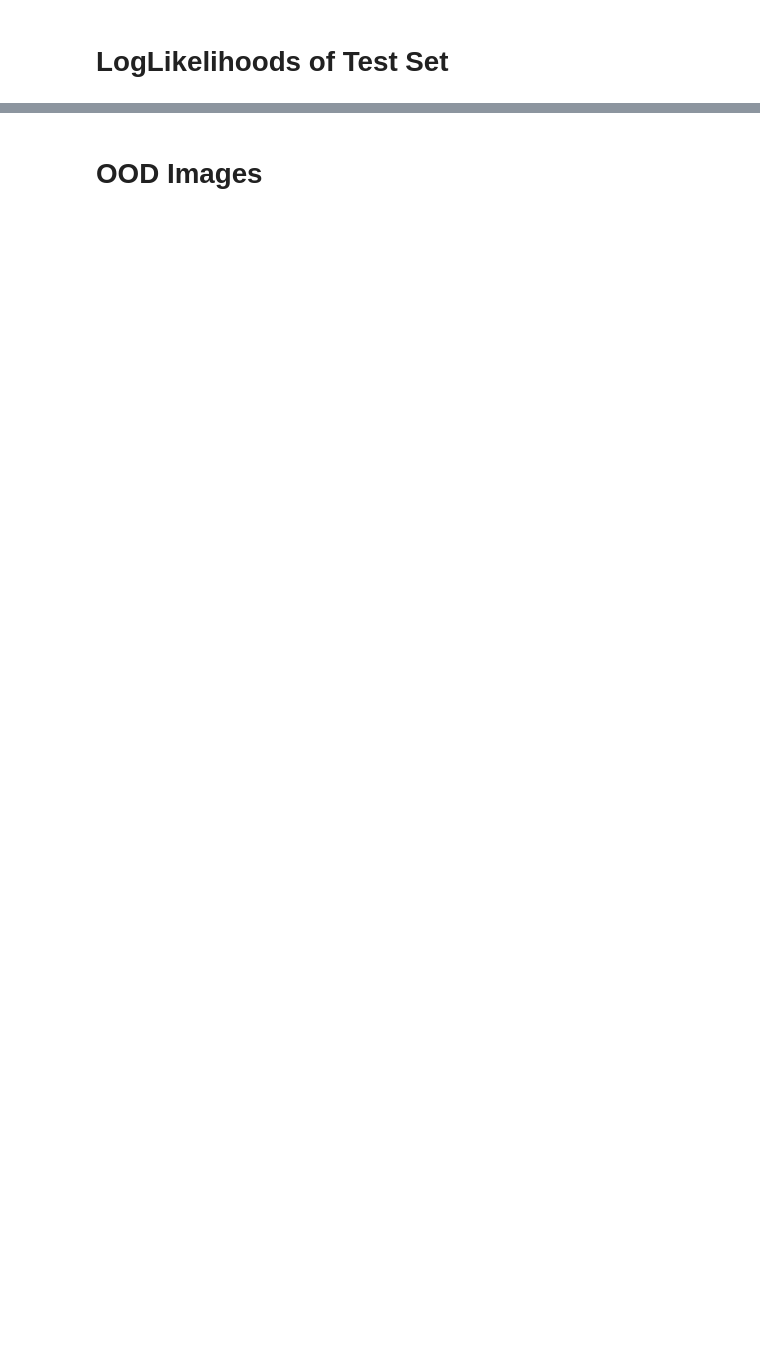
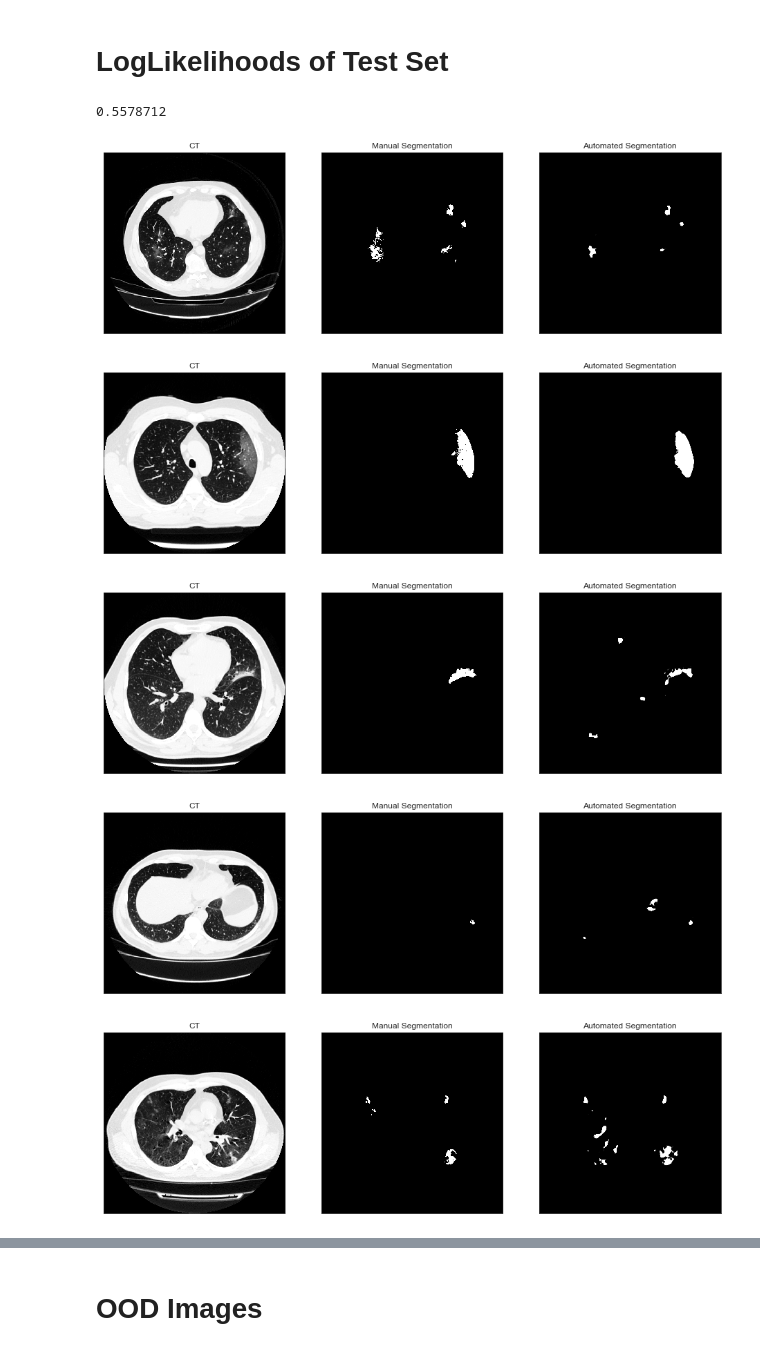
Before and after one commit to sremedios/hophacks-2020, a Jupyter notebook: ood.ipynb, the cells around one changed output, grey strips where cells are left out. Drawn from its saved outputs; the diff is of its cells as text; code cells hidden in the pictures; blank space fills up the shorter version.

```diff
--- a/ood.ipynb
+++ b/ood.ipynb
@@ -123,31 +165,54 @@ for i, (xs, ys) in tqdm(enumerate(dataloader), total=len(dataloader)):
         break
 # %% [markdown]
 # LogLikelihoods of Test Set
+# %%
+np.mean(test_dices)
+# %% [output]
+0.5578712
 # %%
 test_dices = []
 test_likelihoods = []
 
 with tqdm(total=len(test_dataloader)) as pbar:
     for xs, ys in test_dataloader:
         ### segment
         ys_hat = model(xs)
         loss = dice_loss(ys_hat, ys)
 
         test_dices.append(-loss.detach().cpu().numpy())
 
 
         ### OOD detection
         ys_enc = model.encode(xs)[:, :, 0, 0]
 
         # forward flow + loss
         loss, costs = compute_loss(flow, ys_enc, nt=2)
 
         negloglik = costs[0]
 
         test_likelihoods.append(-negloglik.detach().cpu().item())
 
+        multiplot(
+            [
+                xs[0,0].detach().cpu().numpy(),
+                ys[0,0].detach().cpu().numpy(),
+                ys_hat[0,0].detach().cpu().numpy(),
+            ],
+            [
+                'CT',
+                'Manual Segmentation',
+                'Automated Segmentation',
+            ]
+        )
+
 
         pbar.update(1)
+# %% [output]
+[figure, added]
+[figure, added]
+[figure, added]
+[figure, added]
+[figure, added]
 # %%
 df = {
     'Train Dist': loglikelihoods,
```
Also changed, not shown: parts of 15 cells of this notebook, 3 other files.
